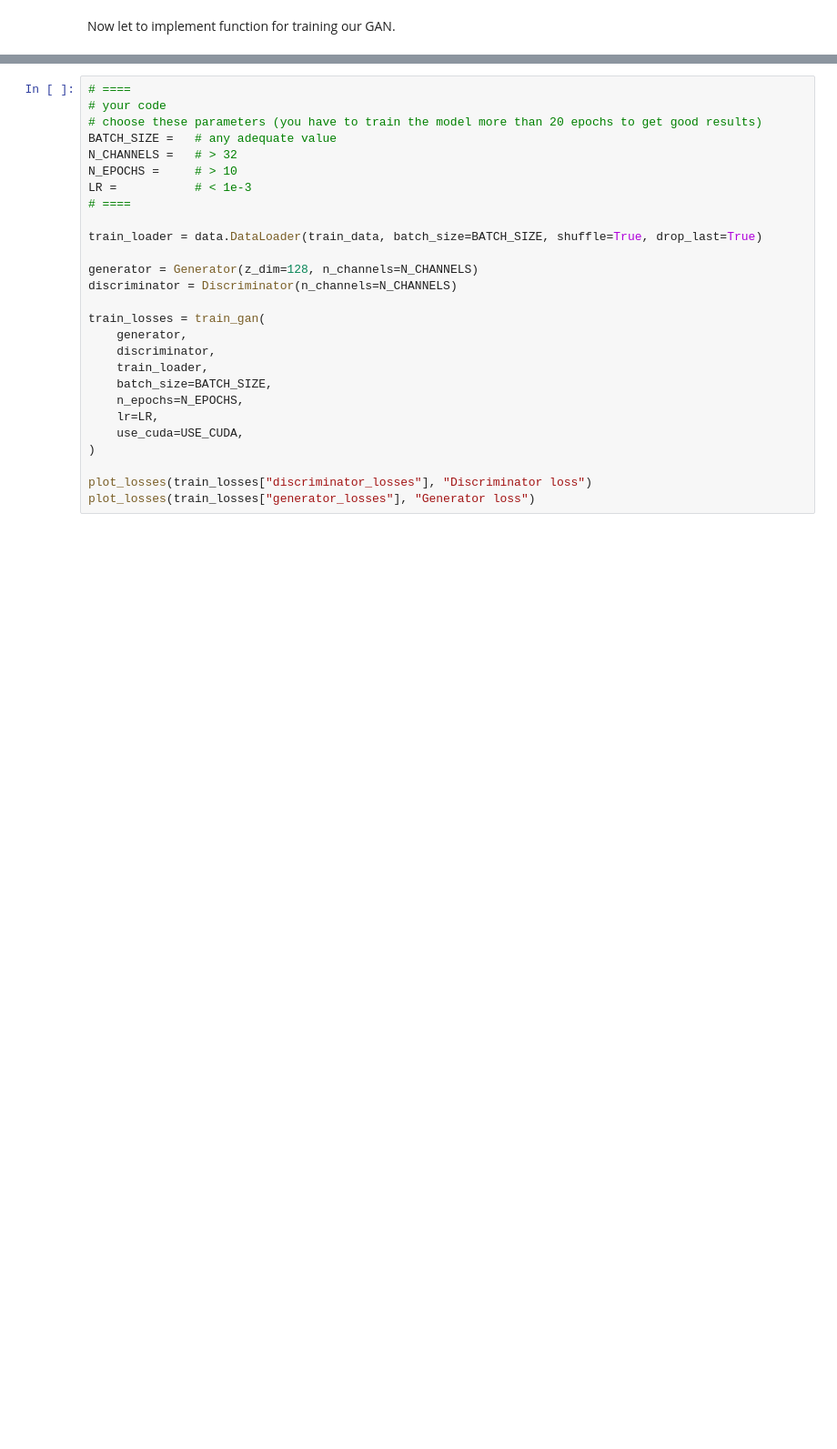
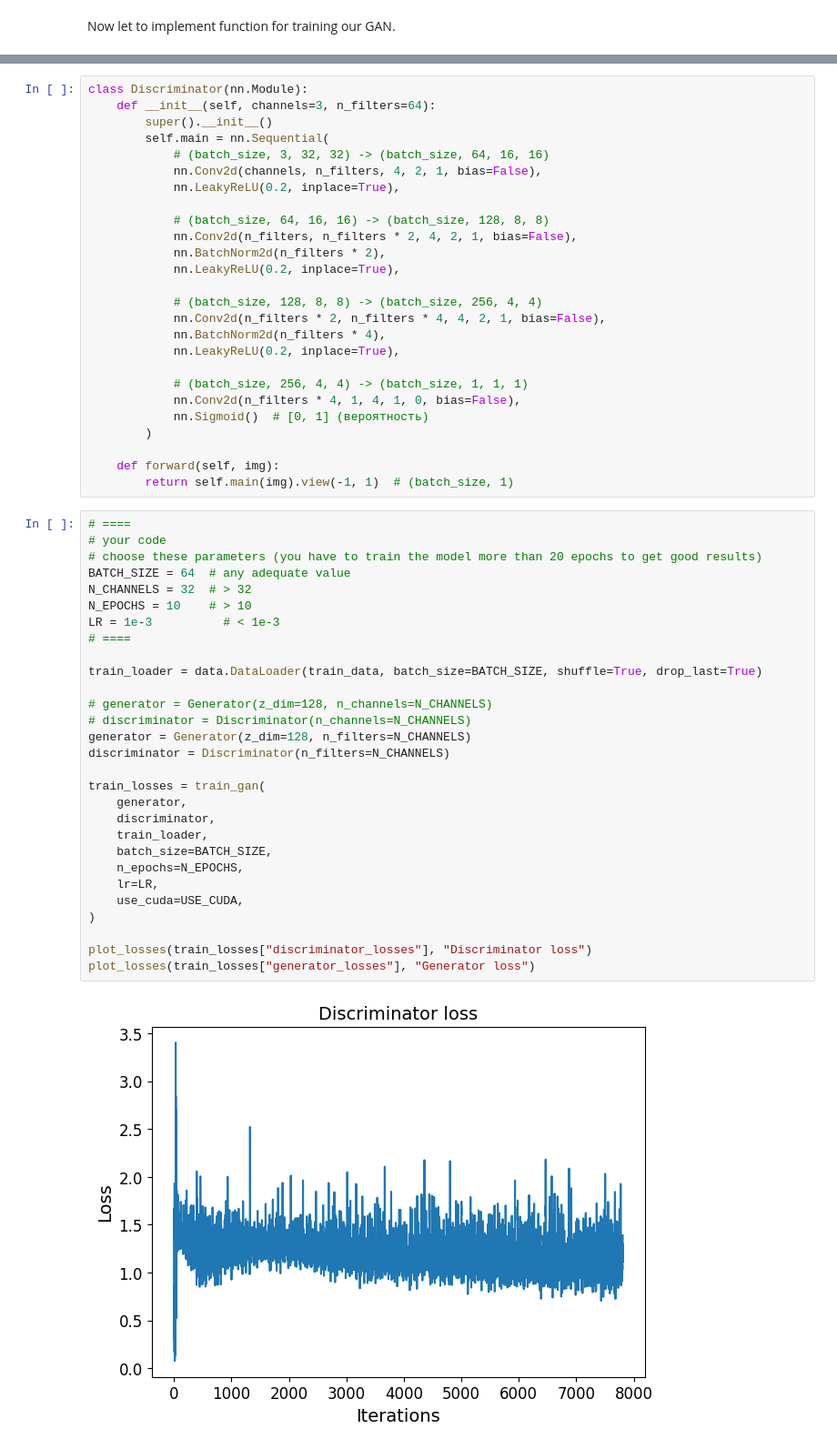
Before and after one commit to ler1223/education-2023-DGM-MIPT-course-, a Jupyter notebook: completedHW/hw4c.ipynb, the cells around one changed output, grey strips where cells are left out. Shown at 91% size. Saved outputs shown, nothing was run; the diff lists cells and outputs as text; blank space fills up the shorter version.

```diff
--- a/completedHW/hw4c.ipynb
+++ b/completedHW/hw4c.ipynb
@@ -932,27 +1046,57 @@ def train_gan(
+# %%
+class Discriminator(nn.Module):
+    def __init__(self, channels=3, n_filters=64):
+        super().__init__()
+        self.main = nn.Sequential(
+            # (batch_size, 3, 32, 32) -> (batch_size, 64, 16, 16)
+            nn.Conv2d(channels, n_filters, 4, 2, 1, bias=False),
+            nn.LeakyReLU(0.2, inplace=True),
+
+            # (batch_size, 64, 16, 16) -> (batch_size, 128, 8, 8)
+            nn.Conv2d(n_filters, n_filters * 2, 4, 2, 1, bias=False),
+            nn.BatchNorm2d(n_filters * 2),
+            nn.LeakyReLU(0.2, inplace=True),
+
+            # (batch_size, 128, 8, 8) -> (batch_size, 256, 4, 4)
+            nn.Conv2d(n_filters * 2, n_filters * 4, 4, 2, 1, bias=False),
+            nn.BatchNorm2d(n_filters * 4),
+            nn.LeakyReLU(0.2, inplace=True),
+
+            # (batch_size, 256, 4, 4) -> (batch_size, 1, 1, 1)
+            nn.Conv2d(n_filters * 4, 1, 4, 1, 0, bias=False),
+            nn.Sigmoid()  # [0, 1] (вероятность)
+        )
+
+    def forward(self, img):
+        return self.main(img).view(-1, 1)  # (batch_size, 1)
 # %%
 # ====
 # your code
 # choose these parameters (you have to train the model more than 20 epochs to get good results)
-BATCH_SIZE =   # any adequate value
-N_CHANNELS =   # > 32
-N_EPOCHS =     # > 10
-LR =           # < 1e-3
+BATCH_SIZE = 64  # any adequate value
+N_CHANNELS = 32  # > 32
+N_EPOCHS = 10    # > 10
+LR = 1e-3          # < 1e-3
 # ====
 
 train_loader = data.DataLoader(train_data, batch_size=BATCH_SIZE, shuffle=True, drop_last=True)
 
-generator = Generator(z_dim=128, n_channels=N_CHANNELS)
-discriminator = Discriminator(n_channels=N_CHANNELS)
+# generator = Generator(z_dim=128, n_channels=N_CHANNELS)
+# discriminator = Discriminator(n_channels=N_CHANNELS)
+generator = Generator(z_dim=128, n_filters=N_CHANNELS)
+discriminator = Discriminator(n_filters=N_CHANNELS)
 
 train_losses = train_gan(
     generator,
     discriminator,
     train_loader,
     batch_size=BATCH_SIZE,
     n_epochs=N_EPOCHS,
     lr=LR,
     use_cuda=USE_CUDA,
 )
 
 plot_losses(train_losses["discriminator_losses"], "Discriminator loss")
 plot_losses(train_losses["generator_losses"], "Generator loss")
+# %% [output]
+[figure, added]
```
Also changed, not shown: parts of 15 cells of this notebook, 2 other files.
